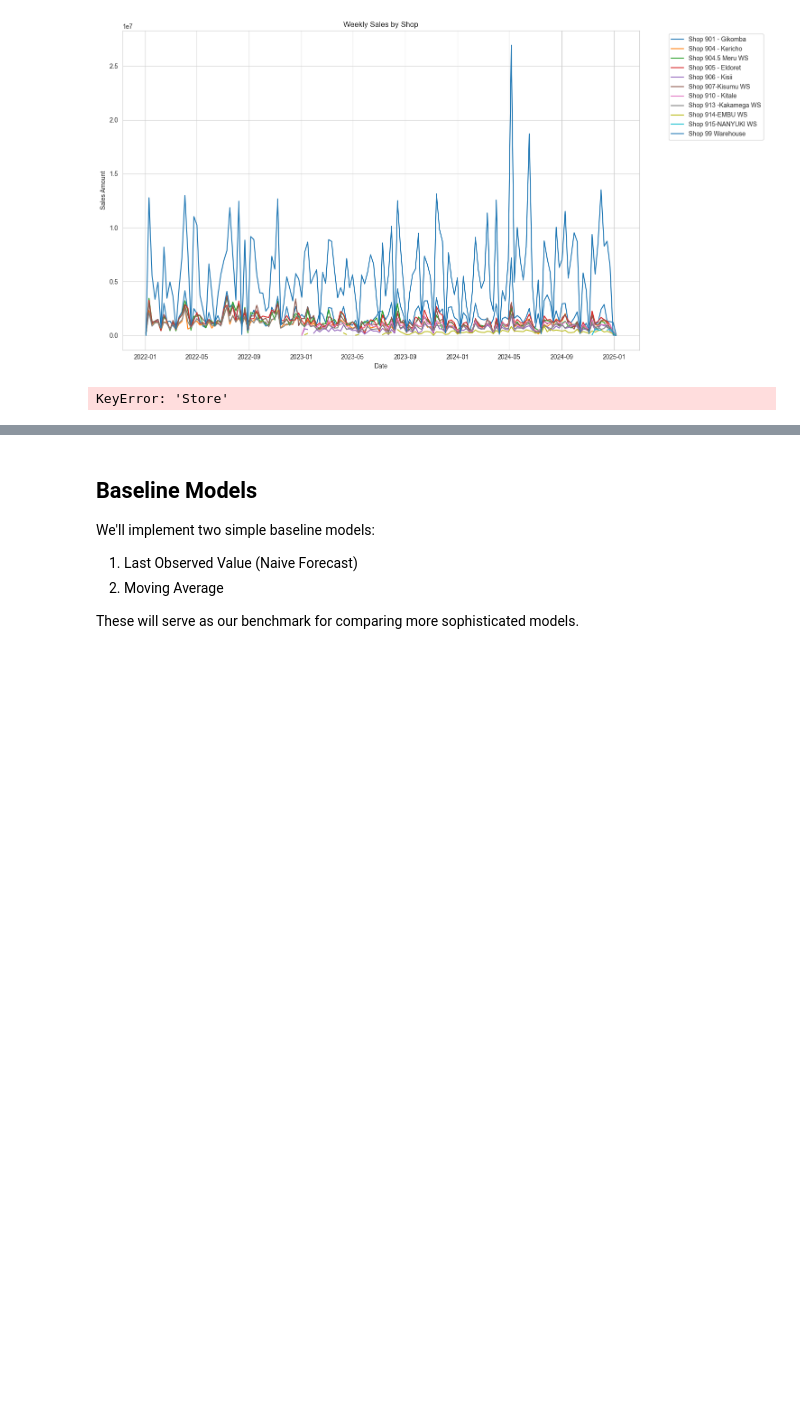
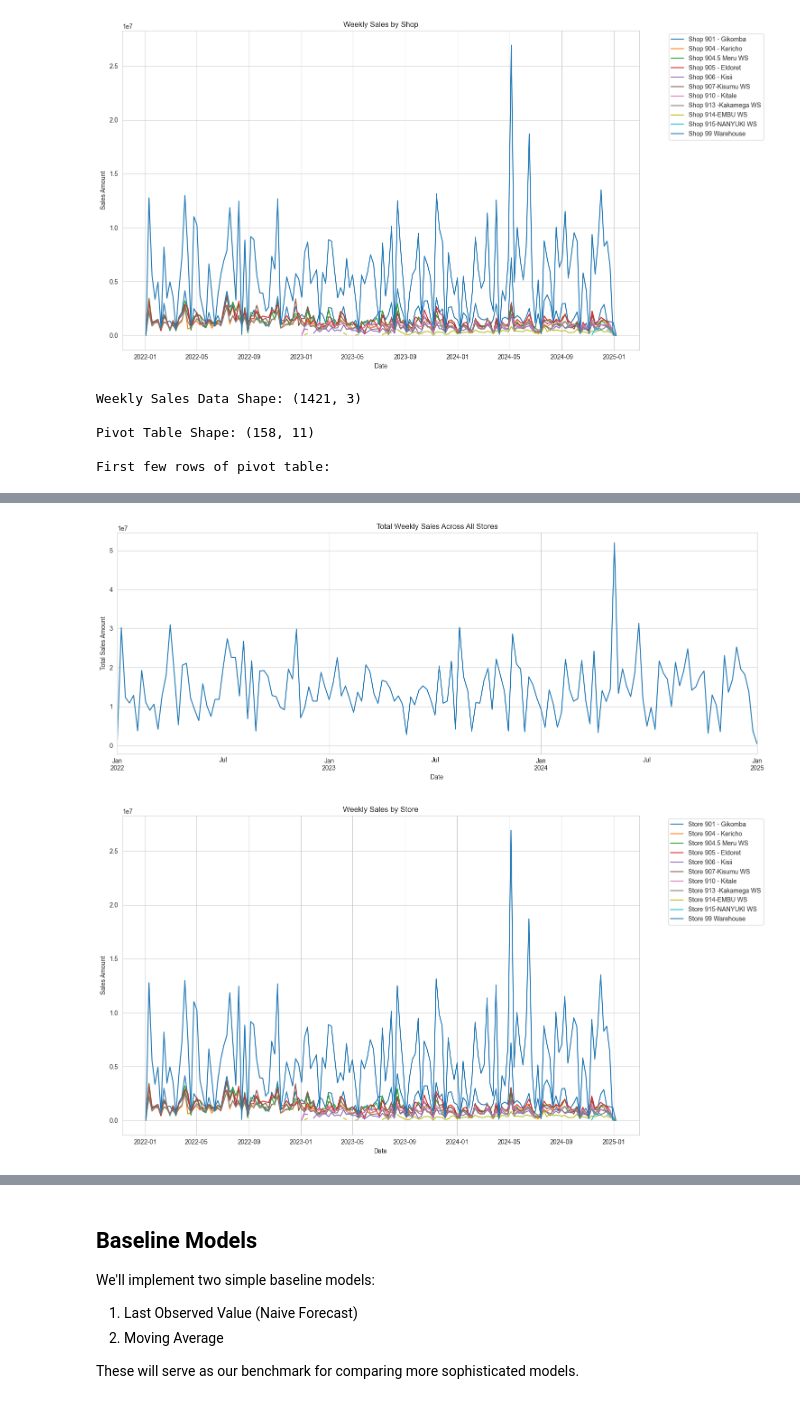
Before and after one commit to Kate-Maina/Group-2-Capstone-Project, a Jupyter notebook: index.ipynb, the cells around one changed output, grey strips where cells are left out. Drawn from its saved outputs; the diff is of its cells as text; code cells hidden in the pictures; blank space fills up the shorter version.

```diff
--- a/index.ipynb
+++ b/index.ipynb
@@ -1096,10 +1096,10 @@ except NameError:
     df['Date'] = pd.to_datetime(df['Date'])
 
 # Prepare time series data by aggregating sales by week
-weekly_sales = df.groupby(['Store', pd.Grouper(key='Date', freq='W-MON')])['Amount'].sum().reset_index()
+weekly_sales = df.groupby(['Shop', pd.Grouper(key='Date', freq='W-MON')])['Amount'].sum().reset_index()
 
 # Create a pivot table with stores as columns and dates as index
-sales_pivot = weekly_sales.pivot(index='Date', columns='Store', values='Amount')
+sales_pivot = weekly_sales.pivot(index='Date', columns='Shop', values='Amount')
 
 print("Weekly Sales Data Shape:", weekly_sales.shape)
 print("\nPivot Table Shape:", sales_pivot.shape)
@@ -1127,4 +1127,8 @@ plt.grid(True)
 plt.tight_layout()
 plt.show()
 # %% [output]
-KeyError: 'Store'
+Weekly Sales Data Shape: (1421, 3)
+
+Pivot Table Shape: (158, 11)
+
+First few rows of pivot table:
@@ -1130,0 +1142,2 @@ KeyError: 'Store'
+[figure, added]
+[figure, added]
```
Also changed, not shown: parts of 13 cells of this notebook, 1 other file.
